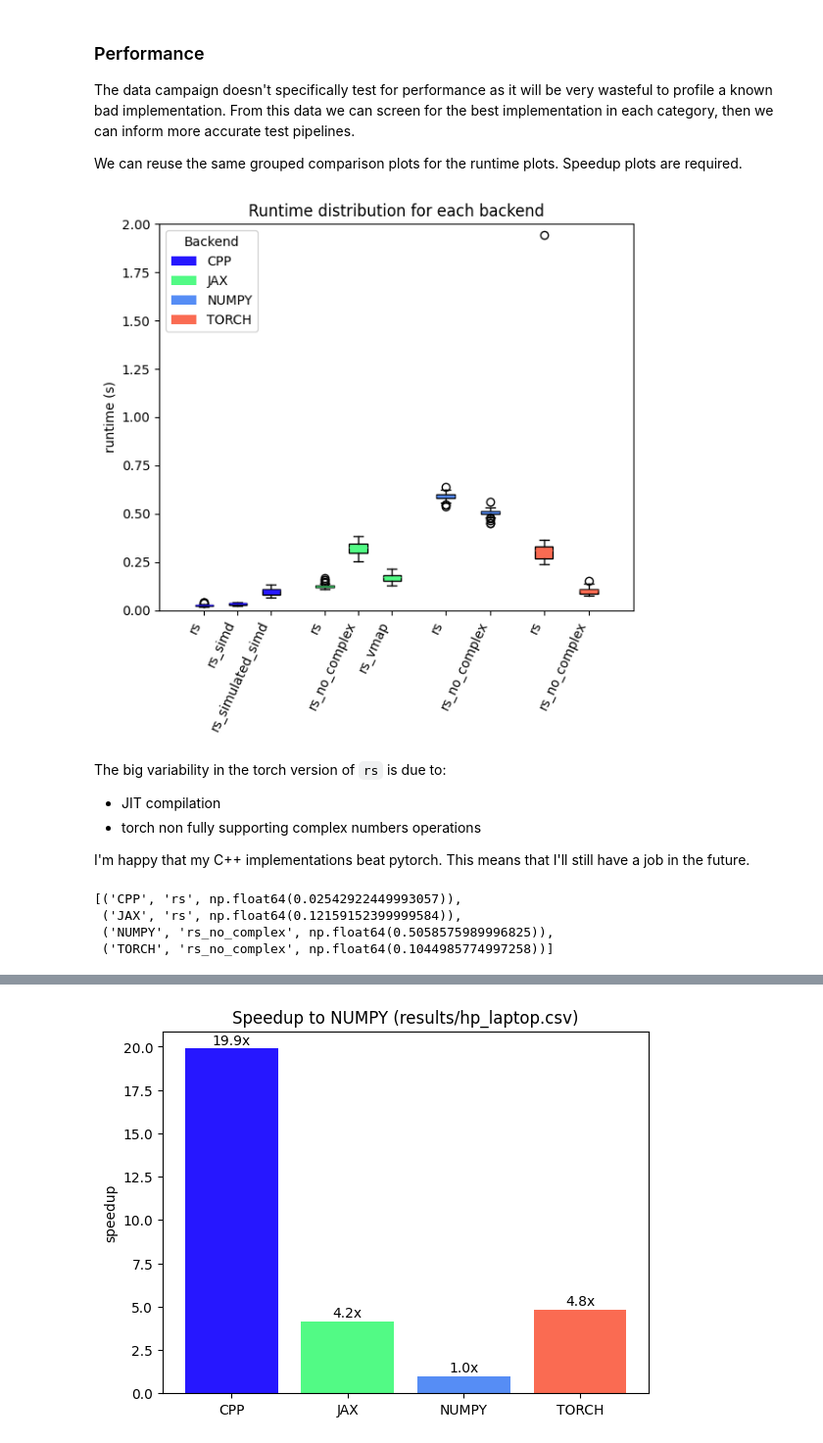
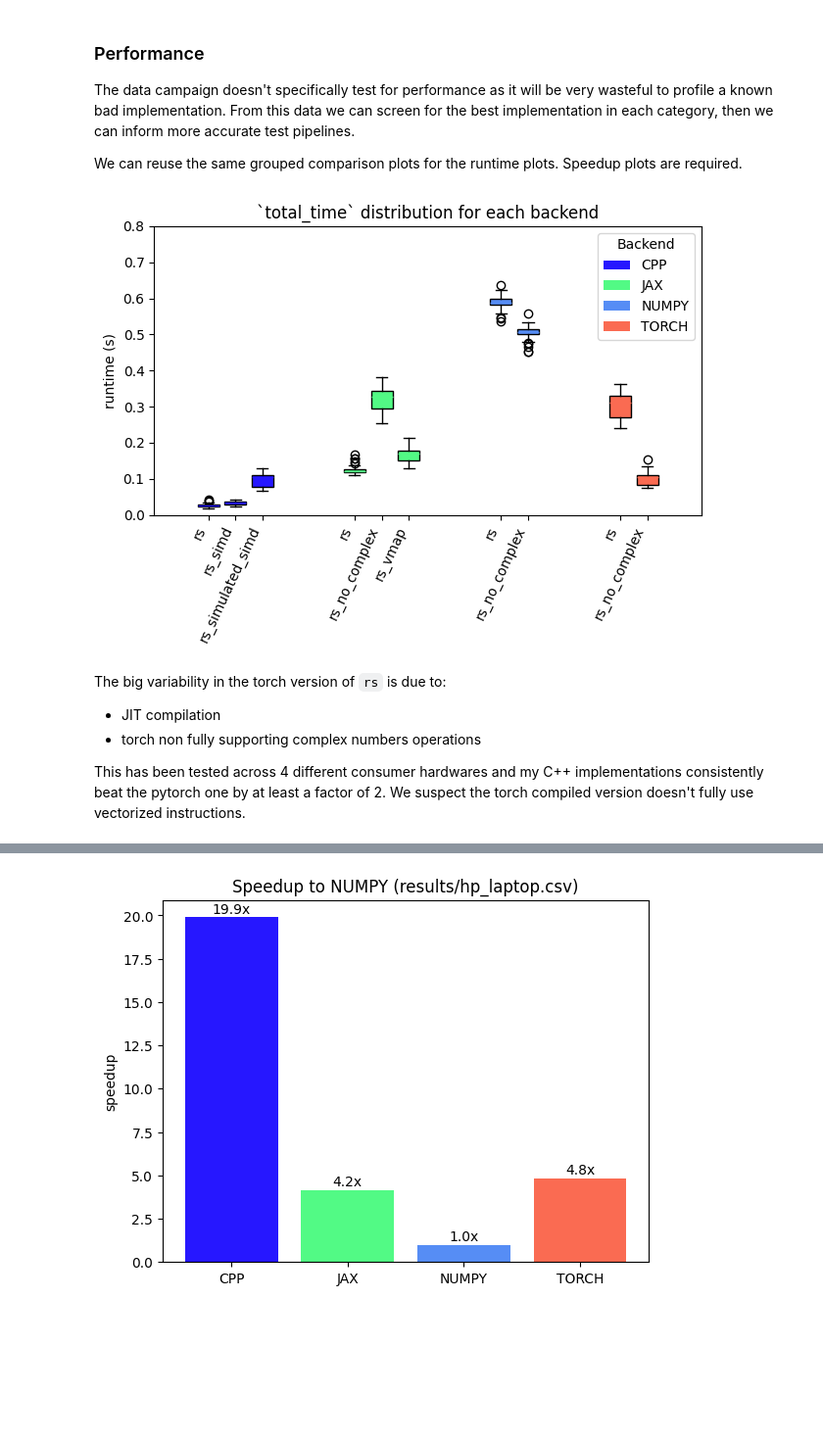
Before and after one commit to FattiMei/slm-porting, a Jupyter notebook: analysis/verification.ipynb, the cells around one changed output, grey strips where cells are left out. Shown at 98% size. Saved outputs shown, nothing was run; the diff lists cells and outputs as text; code cells hidden in the pictures; blank space fills up the shorter version.

```diff
--- a/analysis/verification.ipynb
+++ b/analysis/verification.ipynb
@@ -397,70 +362,17 @@ for backend, df_by_backend in local.groupby('backend'):
-# %%
-fig, ax = plt.subplots(figsize=(6,6))
-
-# plotting parameters, for decoration
-bar_width = 0.2
-intra_gap = 0.05
-group_gap = 0.6
-
-offset = 0.0
-x_positions = []
-x_labels = []
-
-for backend, grouped_by_name in grouped_by_backend_then_by_name.items():
-    color = backend_color_map[backend]
-    positions = np.linspace(offset, offset + len(grouped_by_name) * (bar_width + intra_gap), num=len(grouped_by_name))
-
-    ax.boxplot(
-        grouped_by_name.values(),
-        positions=positions,
-        widths=bar_width,
-        patch_artist=True,
-        boxprops=dict(facecolor=color, color='black'),
-        medianprops=dict(color=color),
-    )
-    ax.bar(0, 0, color=color, label=backend)
-
-    for name in grouped_by_name.keys():
-        x_labels.append(name)
-
-    x_positions.extend(positions)
-    offset = positions[-1] + group_gap
-
-ax.set_title('Runtime distribution for each backend')
-ax.set_xticks(x_positions)
-ax.set_xticklabels(x_labels, rotation=65, ha='right')
-ax.set_ylim((0.0, 2.0))
-ax.set_ylabel('runtime (s)')
-ax.legend(title="Backend")
-
-plt.tight_layout()
-plt.show()
-# %% [output]
-[figure, removed]
+# %%
+grouped_by_backend = local.groupby('backend')
+# %%
+grouped_boxplot(
+    grouped_by_backend,
+    column = 'total_time',
+    ylabel = 'runtime (s)',
+    ylim = (0.0, 0.8),
+)
+# %% [output]
+[figure, added]
 # %% [markdown]
 The big variability in the torch version of `rs` is due to:
   * JIT compilation
   * torch non fully supporting complex numbers operations
 
-I'm happy that my C++ implementations beat pytorch. This means that I'll still have a job in the future.
+This has been tested across 4 different consumer hardwares and my C++ implementations consistently beat the pytorch one by at least a factor of 2. We suspect the torch compiled version doesn't fully use vectorized instructions.
-# %%
-# we finally produce a record of the best implementations (based on the median runtime)
-# for a given backend
-best_implementations_for_runtime = []
-
-for backend, grouped_by_name in grouped_by_backend_then_by_name.items():
-    best = min(
-        map(
-            lambda p: (p[0], np.median(p[1])),
-            grouped_by_name.items()
-        ),
-        key = lambda p: np.median(p[-1])
-    )
-    best_implementations_for_runtime.append((backend, *best))
-
-best_implementations_for_runtime
-# %% [output]
-[('CPP', 'rs', np.float64(0.02542922449993057)),
- ('JAX', 'rs', np.float64(0.12159152399999584)),
- ('NUMPY', 'rs_no_complex', np.float64(0.5058575989996825)),
- ('TORCH', 'rs_no_complex', np.float64(0.1044985774997258))]
```
Also changed, not shown: parts of 25 cells of this notebook.
